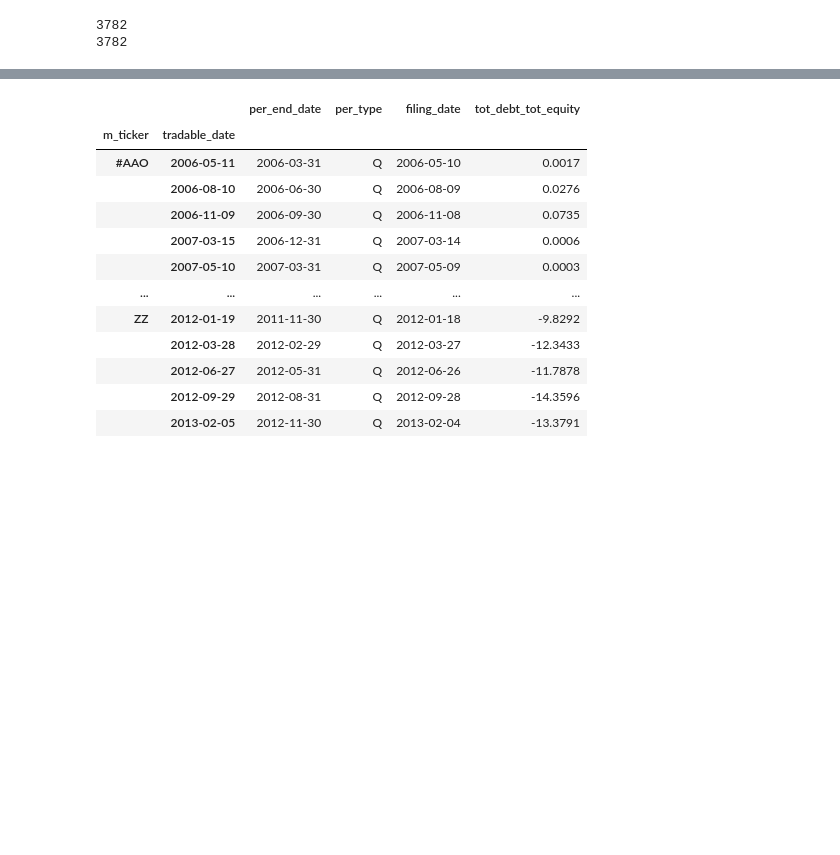
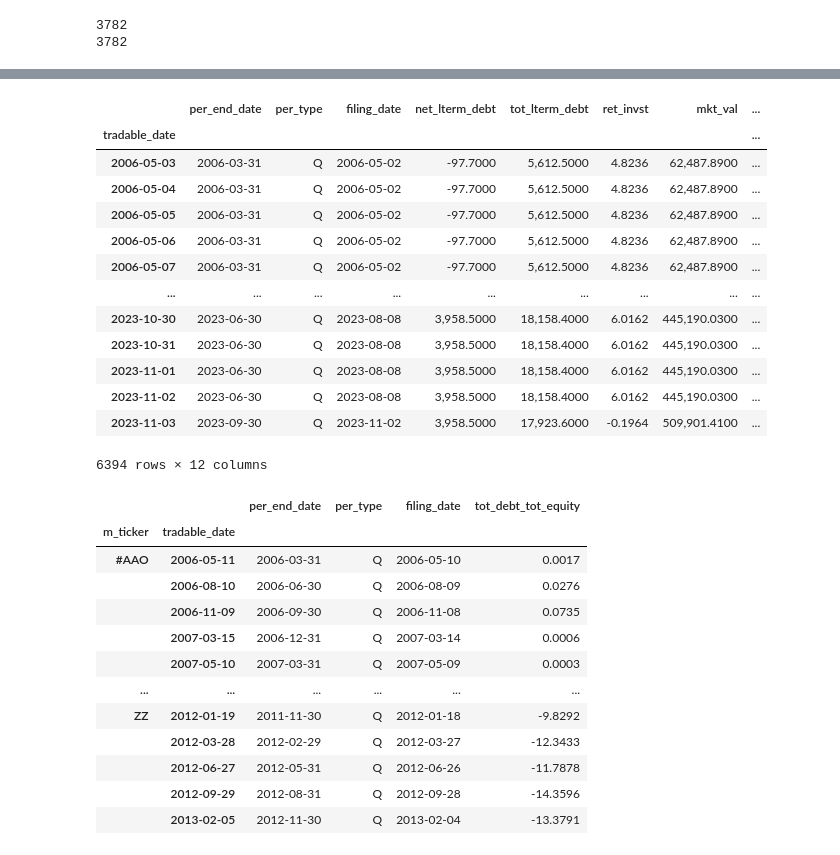
Before and after one commit to MrHumble-Bee/quantitative_trading_strategies, a Jupyter notebook: hw3_financialratioquantiles/hw3_financialratioquantiles.ipynb, the cells around one changed output, grey strips where cells are left out. Cells and saved outputs as stored; diff of their text form; code cells hidden in the pictures; blank space fills up the shorter version.

```diff
--- a/hw3_financialratioquantiles/hw3_financialratioquantiles.ipynb
+++ b/hw3_financialratioquantiles/hw3_financialratioquantiles.ipynb
@@ -752,3 +759,32 @@ ret_inv_df
+# %%
+lly_roi_df: pd.DataFrame = Processing.extract_expand_ffill(ret_inv_df.loc['LLY'])
+lly_roi_df.index.name = 'tradable_date'
+
+lly_roi_df['lterm_debt'] = lly_roi_df['net_lterm_debt'].fillna(lly_roi_df['tot_lterm_debt'])
+
+# ROI CALCULATION
+lly_roi_df['return'] = lly_roi_df['ret_invst'] * (lly_roi_df['mkt_val'] + lly_roi_df['lterm_debt'])
+lly_roi_df['adj_close'] = price_table.loc[lly_roi_df.index, 'adj_close']
+ped_adj_close_series = price_table.loc[lly_roi_df['per_end_date'], 'adj_close']
+ped_adj_close_series.index = lly_roi_df.index
+lly_roi_df['ped_adj_close'] = ped_adj_close_series
+lly_roi_df['adj_ret_invst'] = lly_roi_df['return'] / ((lly_roi_df['mkt_val'] * (lly_roi_df['ped_adj_close'] / lly_roi_df['adj_close'])) + lly_roi_df['lterm_debt'])
+lly_roi_df
+# %% [output]
+|  | per_end_date | per_type | filing_date | net_lterm_debt | tot_lterm_debt | ret_invst | mkt_val | ... |
+| tradable_date |  |  |  |  |  |  |  | ... |
+| 2006-05-03 | 2006-03-31 | Q | 2006-05-02 | -97.7000 | 5,612.5000 | 4.8236 | 62,487.8900 | ... |
+| 2006-05-04 | 2006-03-31 | Q | 2006-05-02 | -97.7000 | 5,612.5000 | 4.8236 | 62,487.8900 | ... |
+| 2006-05-05 | 2006-03-31 | Q | 2006-05-02 | -97.7000 | 5,612.5000 | 4.8236 | 62,487.8900 | ... |
+| 2006-05-06 | 2006-03-31 | Q | 2006-05-02 | -97.7000 | 5,612.5000 | 4.8236 | 62,487.8900 | ... |
+| 2006-05-07 | 2006-03-31 | Q | 2006-05-02 | -97.7000 | 5,612.5000 | 4.8236 | 62,487.8900 | ... |
+| ... | ... | ... | ... | ... | ... | ... | ... | ... |
+| 2023-10-30 | 2023-06-30 | Q | 2023-08-08 | 3,958.5000 | 18,158.4000 | 6.0162 | 445,190.0300 | ... |
+| 2023-10-31 | 2023-06-30 | Q | 2023-08-08 | 3,958.5000 | 18,158.4000 | 6.0162 | 445,190.0300 | ... |
+| 2023-11-01 | 2023-06-30 | Q | 2023-08-08 | 3,958.5000 | 18,158.4000 | 6.0162 | 445,190.0300 | ... |
+| 2023-11-02 | 2023-06-30 | Q | 2023-08-08 | 3,958.5000 | 18,158.4000 | 6.0162 | 445,190.0300 | ... |
+| 2023-11-03 | 2023-09-30 | Q | 2023-11-02 | 3,958.5000 | 17,923.6000 | -0.1964 | 509,901.4100 | ... |
+6394 rows × 12 columns
 # %%
 debt_equity_df = Processing.process_debt_equity(tables['FR'], tables['FC'])
 debt_equity_df
```
Also changed, not shown: parts of 6 cells of this notebook.
